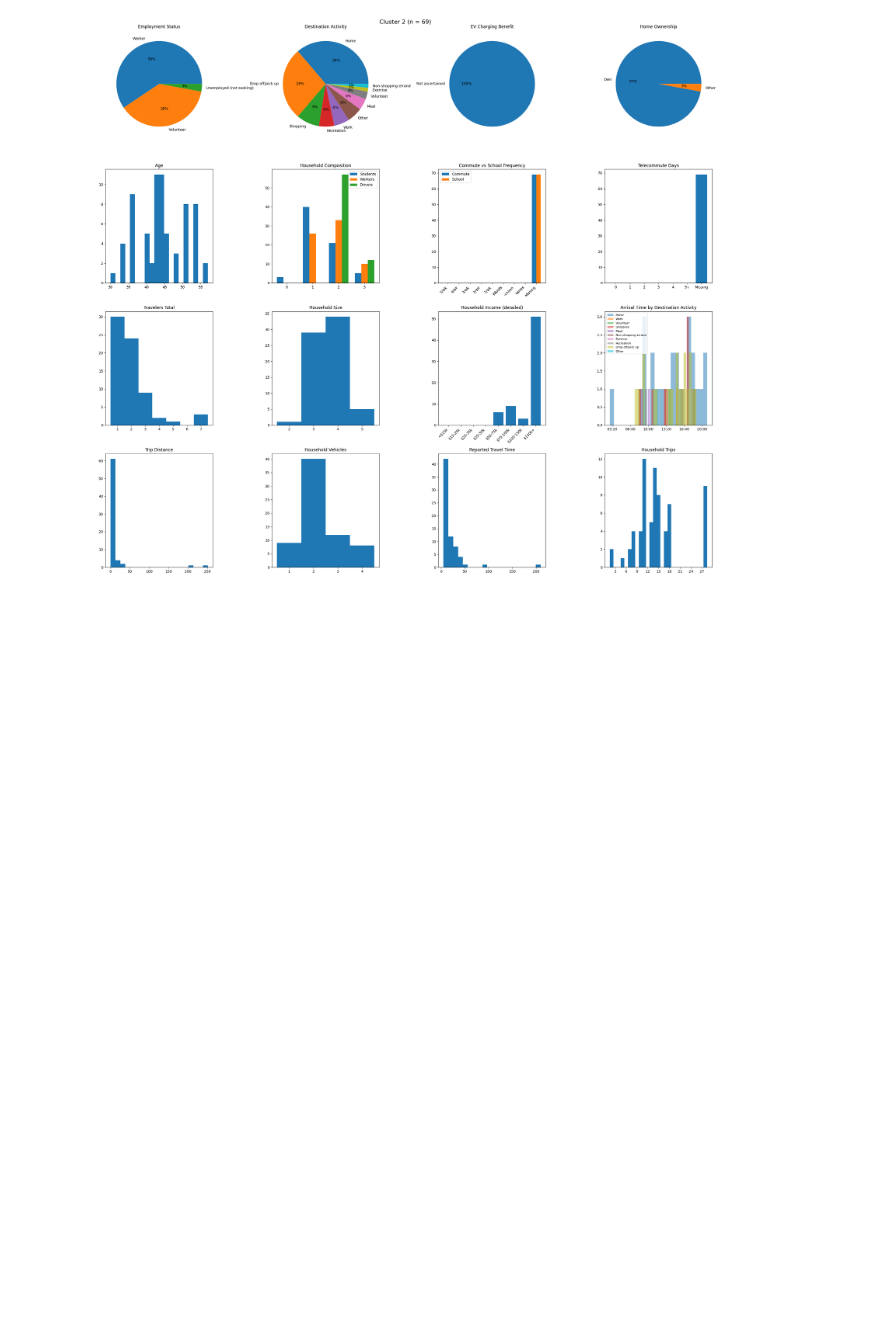
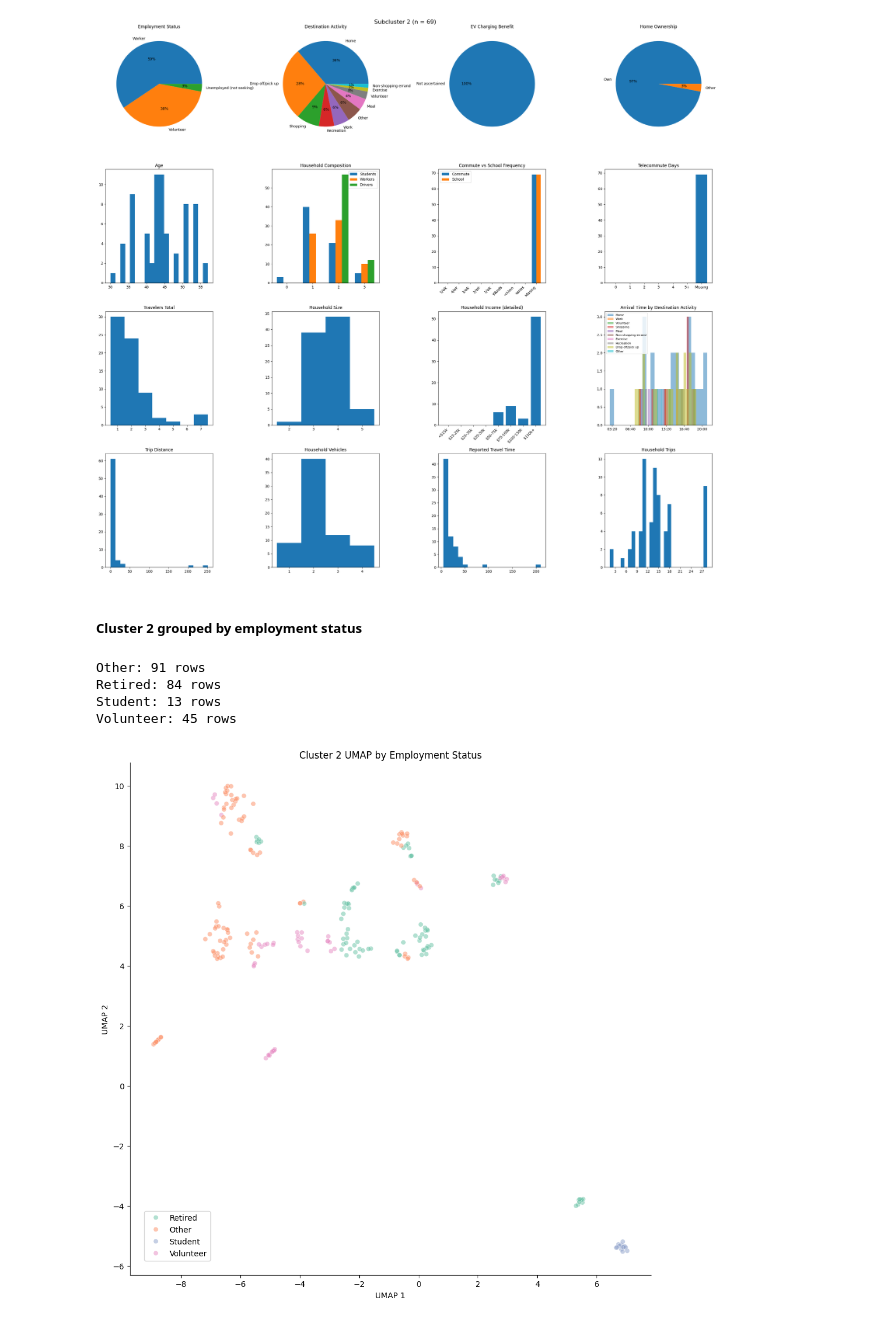
Before and after one commit to pengu-rengu/ev_digital_city, a Jupyter notebook: notebooks/clustering.ipynb, the cells around one changed output. Saved outputs shown, nothing was run; the diff lists cells and outputs as text; code cells hidden in the pictures; blank space fills up the shorter version.

```diff
--- a/notebooks/clustering.ipynb
+++ b/notebooks/clustering.ipynb
@@ -437,3 +437,29 @@ for cluster_id, cluster_df in enumerate(subcluster_dfs):
 [figure]
 [figure]
 [figure]
+# %% [markdown]
+##### Cluster 2 grouped by employment status
+# %%
+employment_buckets = {1: "Retired", 6: "Student", 2: "Volunteer"}
+c2_employment = cluster2_df["EMPLOYMENT_STATUS"].map(employment_buckets).fillna("Other")
+
+for label, group in cluster2_df.groupby(c2_employment):
+    print(f"{label}: {len(group)} rows")
+
+c2_umap_df["Employment Status"] = c2_employment.values
+
+plt.figure(figsize = (10, 10))
+ax = sns.scatterplot(data = c2_umap_df, x = "UMAP1", y = "UMAP2", hue = "Employment Status", palette = "Set2", alpha = 0.5)
+plt.title("Cluster 2 UMAP by Employment Status")
+plt.xlabel("UMAP 1")
+plt.ylabel("UMAP 2")
+ax.legend(loc = "lower left", bbox_to_anchor = (0.02, 0.02), frameon = True)
+sns.despine()
+plt.tight_layout()
+plt.show()
+# %% [output]
+Other: 91 rows
+Retired: 84 rows
+Student: 13 rows
+Volunteer: 45 rows
+[figure, added]
```
Also changed, not shown: parts of 3 cells of this notebook, 1 other file.
